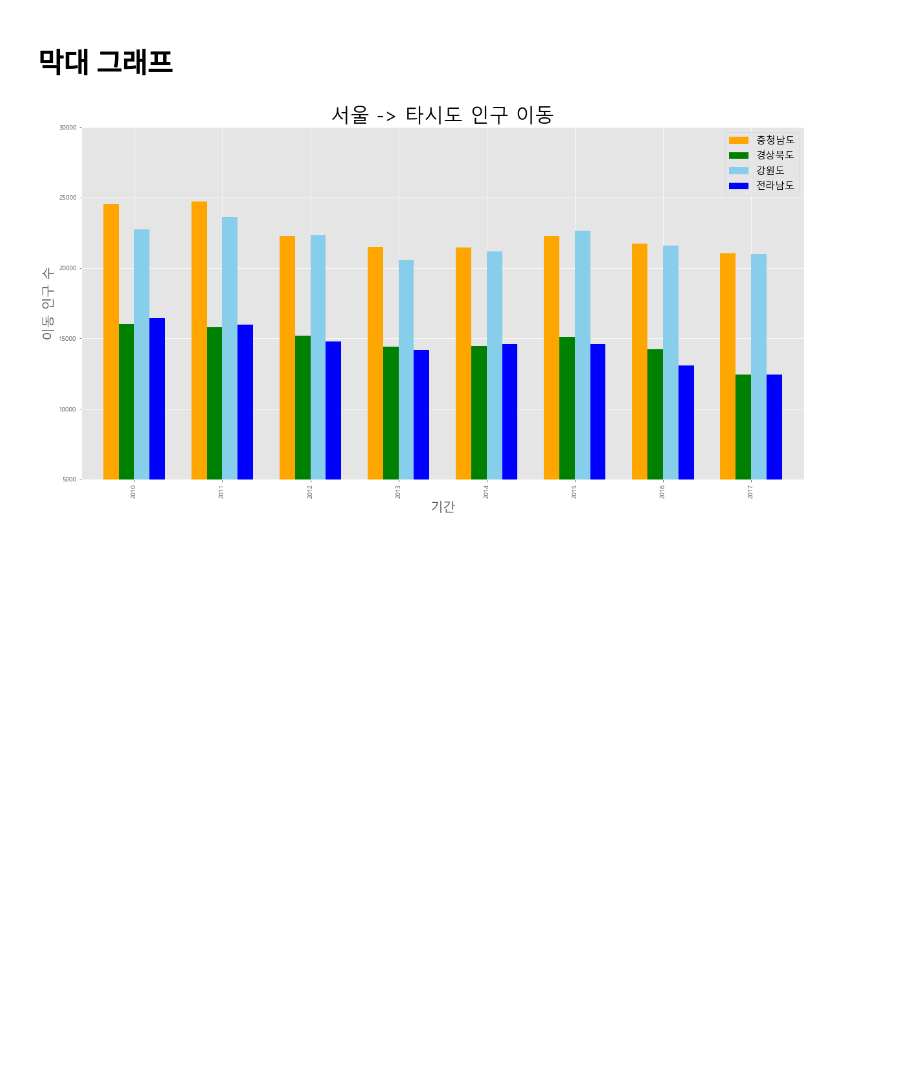
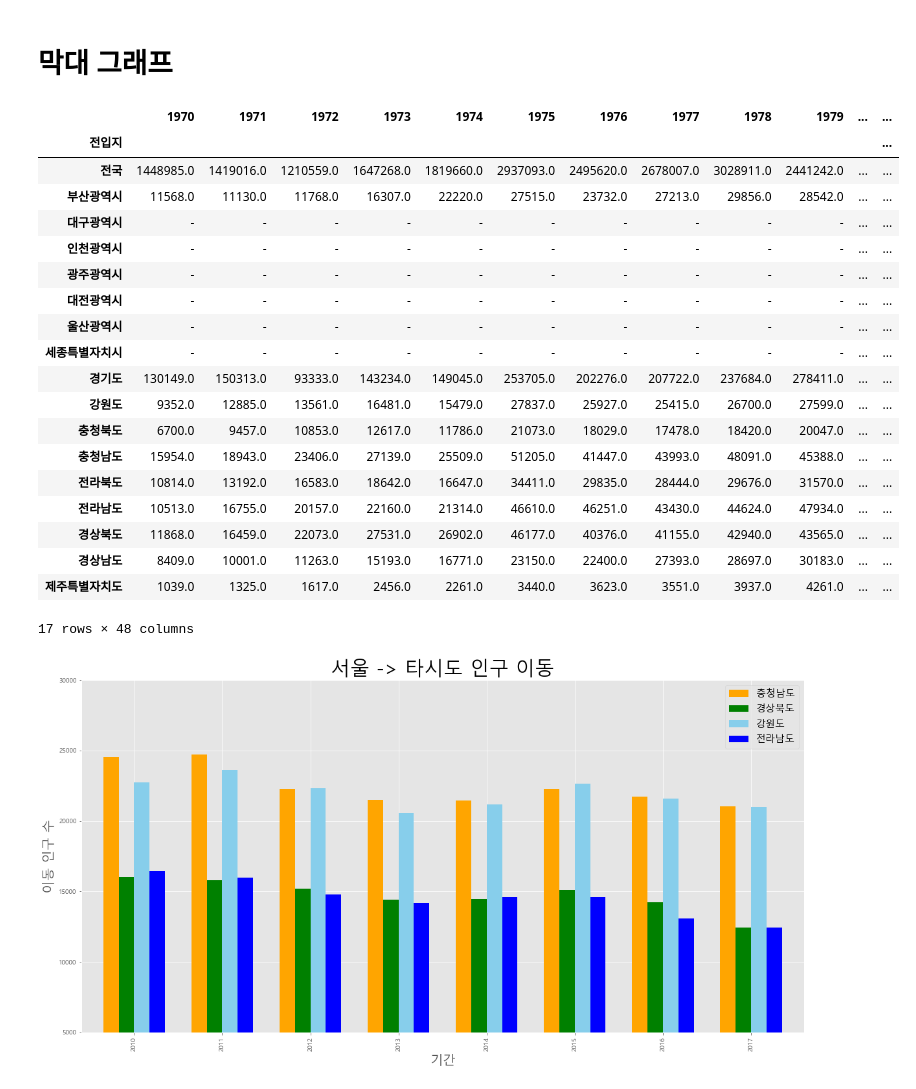
Before and after one commit to hdonghun/Python_analysis-visualization, a Jupyter notebook: 파이썬 머신러닝 판다스 데이터 분석 Part 4 - 시각화.ipynb, the cells around one changed output. Drawn from its saved outputs; the diff is of its cells as text; code cells hidden in the pictures; blank space fills up the shorter version.

```diff
--- a/파이썬 머신러닝 판다스 데이터 분석 Part 4 - 시각화.ipynb
+++ b/파이썬 머신러닝 판다스 데이터 분석 Part 4 - 시각화.ipynb
@@ -501,6 +501,29 @@ plt.show()
 [figure]
 # %% [markdown]
 # 막대 그래프
+# %%
+df_seoul
+# %% [output]
+|  | 1970 | 1971 | 1972 | 1973 | 1974 | 1975 | 1976 | 1977 | 1978 | 1979 | ... | ... |
+| 전입지 |  |  |  |  |  |  |  |  |  |  |  | ... |
+| 전국 | 1448985.0 | 1419016.0 | 1210559.0 | 1647268.0 | 1819660.0 | 2937093.0 | 2495620.0 | 2678007.0 | 3028911.0 | 2441242.0 | ... | ... |
+| 부산광역시 | 11568.0 | 11130.0 | 11768.0 | 16307.0 | 22220.0 | 27515.0 | 23732.0 | 27213.0 | 29856.0 | 28542.0 | ... | ... |
+| 대구광역시 | - | - | - | - | - | - | - | - | - | - | ... | ... |
+| 인천광역시 | - | - | - | - | - | - | - | - | - | - | ... | ... |
+| 광주광역시 | - | - | - | - | - | - | - | - | - | - | ... | ... |
+| 대전광역시 | - | - | - | - | - | - | - | - | - | - | ... | ... |
+| 울산광역시 | - | - | - | - | - | - | - | - | - | - | ... | ... |
+| 세종특별자치시 | - | - | - | - | - | - | - | - | - | - | ... | ... |
+| 경기도 | 130149.0 | 150313.0 | 93333.0 | 143234.0 | 149045.0 | 253705.0 | 202276.0 | 207722.0 | 237684.0 | 278411.0 | ... | ... |
+| 강원도 | 9352.0 | 12885.0 | 13561.0 | 16481.0 | 15479.0 | 27837.0 | 25927.0 | 25415.0 | 26700.0 | 27599.0 | ... | ... |
+| 충청북도 | 6700.0 | 9457.0 | 10853.0 | 12617.0 | 11786.0 | 21073.0 | 18029.0 | 17478.0 | 18420.0 | 20047.0 | ... | ... |
+| 충청남도 | 15954.0 | 18943.0 | 23406.0 | 27139.0 | 25509.0 | 51205.0 | 41447.0 | 43993.0 | 48091.0 | 45388.0 | ... | ... |
+| 전라북도 | 10814.0 | 13192.0 | 16583.0 | 18642.0 | 16647.0 | 34411.0 | 29835.0 | 28444.0 | 29676.0 | 31570.0 | ... | ... |
+| 전라남도 | 10513.0 | 16755.0 | 20157.0 | 22160.0 | 21314.0 | 46610.0 | 46251.0 | 43430.0 | 44624.0 | 47934.0 | ... | ... |
+| 경상북도 | 11868.0 | 16459.0 | 22073.0 | 27531.0 | 26902.0 | 46177.0 | 40376.0 | 41155.0 | 42940.0 | 43565.0 | ... | ... |
+| 경상남도 | 8409.0 | 10001.0 | 11263.0 | 15193.0 | 16771.0 | 23150.0 | 22400.0 | 27393.0 | 28697.0 | 30183.0 | ... | ... |
+| 제주특별자치도 | 1039.0 | 1325.0 | 1617.0 | 2456.0 | 2261.0 | 3440.0 | 3623.0 | 3551.0 | 3937.0 | 4261.0 | ... | ... |
+17 rows × 48 columns
 # %%
 col_years = list(map(str, range(2010, 2018)))
 
```
Also changed, not shown: parts of 7 cells of this notebook, 1 other file.
